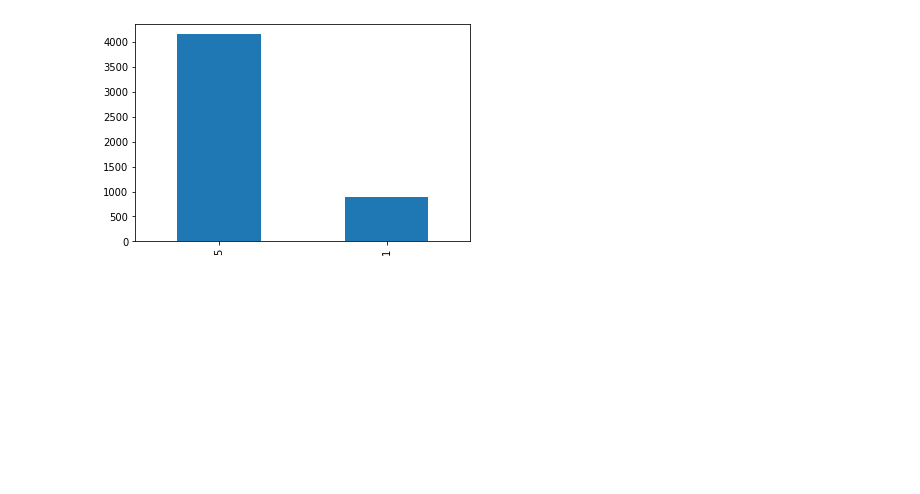
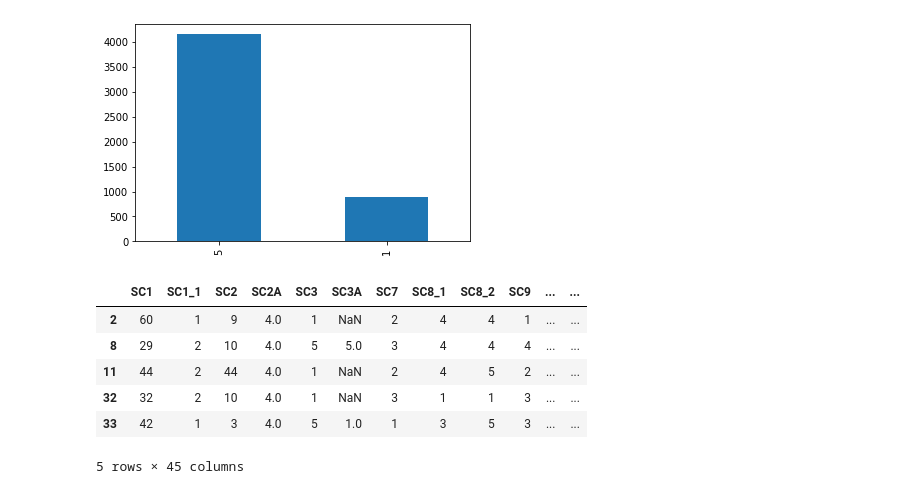
Before and after one commit to matheuss3/promental, a Jupyter notebook: notebooks/analise_exploratoria.ipynb, the cells around one changed output. Cells and saved outputs as stored; diff of their text form; code cells hidden in the pictures; blank space fills up the shorter version.

```diff
--- a/notebooks/analise_exploratoria.ipynb
+++ b/notebooks/analise_exploratoria.ipynb
@@ -181,6 +181,7 @@ depression_columns
 # %%
 X = df_promental[depression_columns] # Criando matriz com os atributos relacionados com depressão
 y = df_promental['dsm_mddh'] # Vetor com coluna target
+df_result = df_promental[depression_columns + ['dsm_mddh']]
 # %%
 X
 # %% [output]
@@ -263,3 +265,14 @@ y.value_counts().plot(kind='bar')
 # %% [output]
 <AxesSubplot:>
 [figure]
+# %%
+df_result_positive = df_result[df_result['dsm_mddh'] == 1]
+df_result_positive.head()
+# %% [output]
+|  | SC1 | SC1_1 | SC2 | SC2A | SC3 | SC3A | SC7 | SC8_1 | SC8_2 | SC9 | ... | ... |
+| 2 | 60 | 1 | 9 | 4.0 | 1 | NaN | 2 | 4 | 4 | 1 | ... | ... |
+| 8 | 29 | 2 | 10 | 4.0 | 5 | 5.0 | 3 | 4 | 4 | 4 | ... | ... |
+| 11 | 44 | 2 | 44 | 4.0 | 1 | NaN | 2 | 4 | 5 | 2 | ... | ... |
+| 32 | 32 | 2 | 10 | 4.0 | 1 | NaN | 3 | 1 | 1 | 3 | ... | ... |
+| 33 | 42 | 1 | 3 | 4.0 | 5 | 1.0 | 1 | 3 | 5 | 3 | ... | ... |
+5 rows × 45 columns
```
Also changed, not shown: parts of 4 cells of this notebook.
